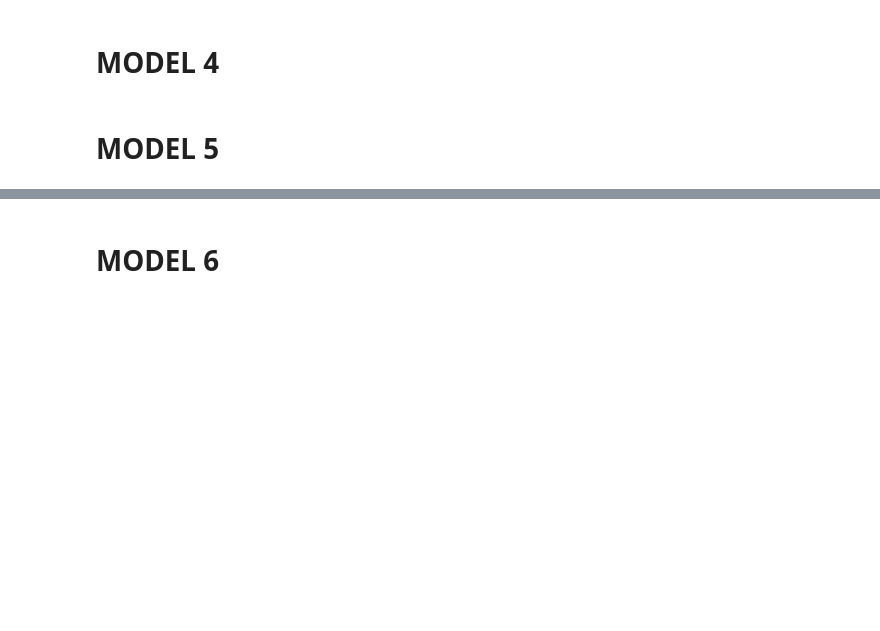
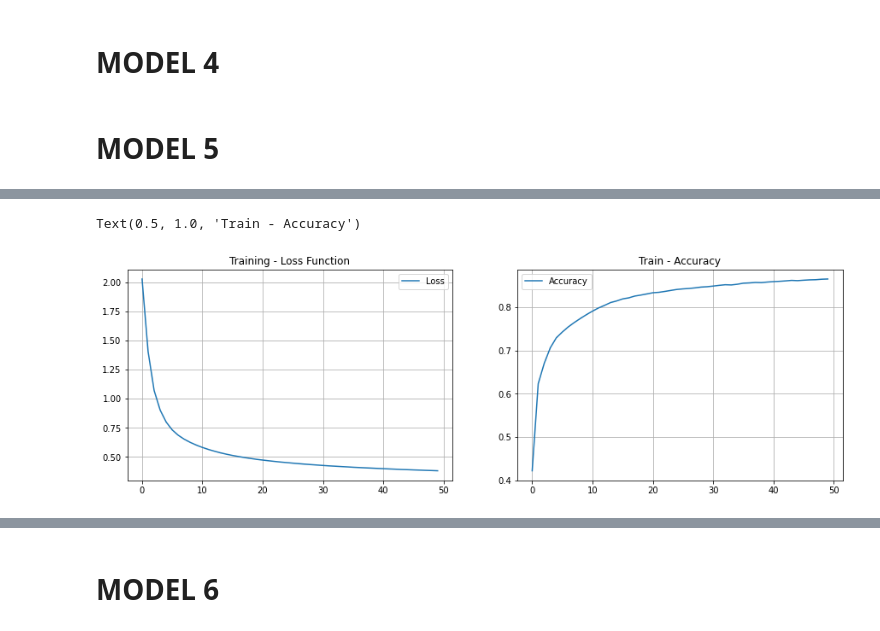
Before and after one commit to vineet891/DL-Assignment, a Jupyter notebook: Assignment1.ipynb, the cells around one changed output, grey strips where cells are left out. Saved outputs shown, nothing was run; the diff lists cells and outputs as text; code cells hidden in the pictures; blank space fills up the shorter version.

Commit message:
Added Model 5

```diff
--- a/Assignment1.ipynb
+++ b/Assignment1.ipynb
@@ -167,0 +163,23 @@ model1.evaluate(x_test, y_test)
+# %%
+# Model 5
+"""
+Hidden Layers =2
+Number of hidden nodes in layers = 128, 64
+Activation Function = Sigmoid
+Loss function = KL Divergence
+
+"""
+model5 = tf.keras.models.Sequential([
+                               tf.keras.layers.Flatten(input_shape=(28,28)),
+                                   tf.keras.layers.Dense(128,activation='sigmoid'),
+                                   tf.keras.layers.Dense(64,activation='sigmoid'),
+                                   tf.keras.layers.Dense(10,activation='softmax')
+])
+
+
+#define optimizer,loss function and evaluation metric
+model5.compile(optimizer='sgd',
+             loss= tf.keras.losses.kullback_leibler_divergence,
+             metrics=['accuracy'])
+
+model5.summary()
@@ -167,0 +203,6 @@ model1.evaluate(x_test, y_test)
+# %%
+X_valid, X_train = x_train[:5000], x_train[5000:]
+Y_valid, Y_train = y_train[:5000], y_train[5000:]
+# %%
+#train the model
+history5 = model5.fit(X_train,Y_train,epochs=50, validation_data=(X_valid, Y_valid))
@@ -167,0 +227,19 @@ model1.evaluate(x_test, y_test)
+# %%
+plt.figure(figsize=(15, 10))
+
+plt.subplot(2, 2, 1)
+plt.grid(True)
+plt.plot(history5.history['loss'], label='Loss')
+#plt.plot(history5.history['val_loss'], label='Validation Loss')
+plt.legend()
+plt.title('Training - Loss Function')
+
+plt.subplot(2, 2, 2)
+plt.grid(True)
+plt.plot(history5.history['accuracy'], label='Accuracy')
+#plt.plot(history5.history['val_accuracy'], label='Validation Accuracy')
+plt.legend()
+plt.title('Train - Accuracy')
+# %% [output]
+Text(0.5, 1.0, 'Train - Accuracy')
+[figure, added]
```
Also changed, not shown: parts of 4 cells of this notebook.
